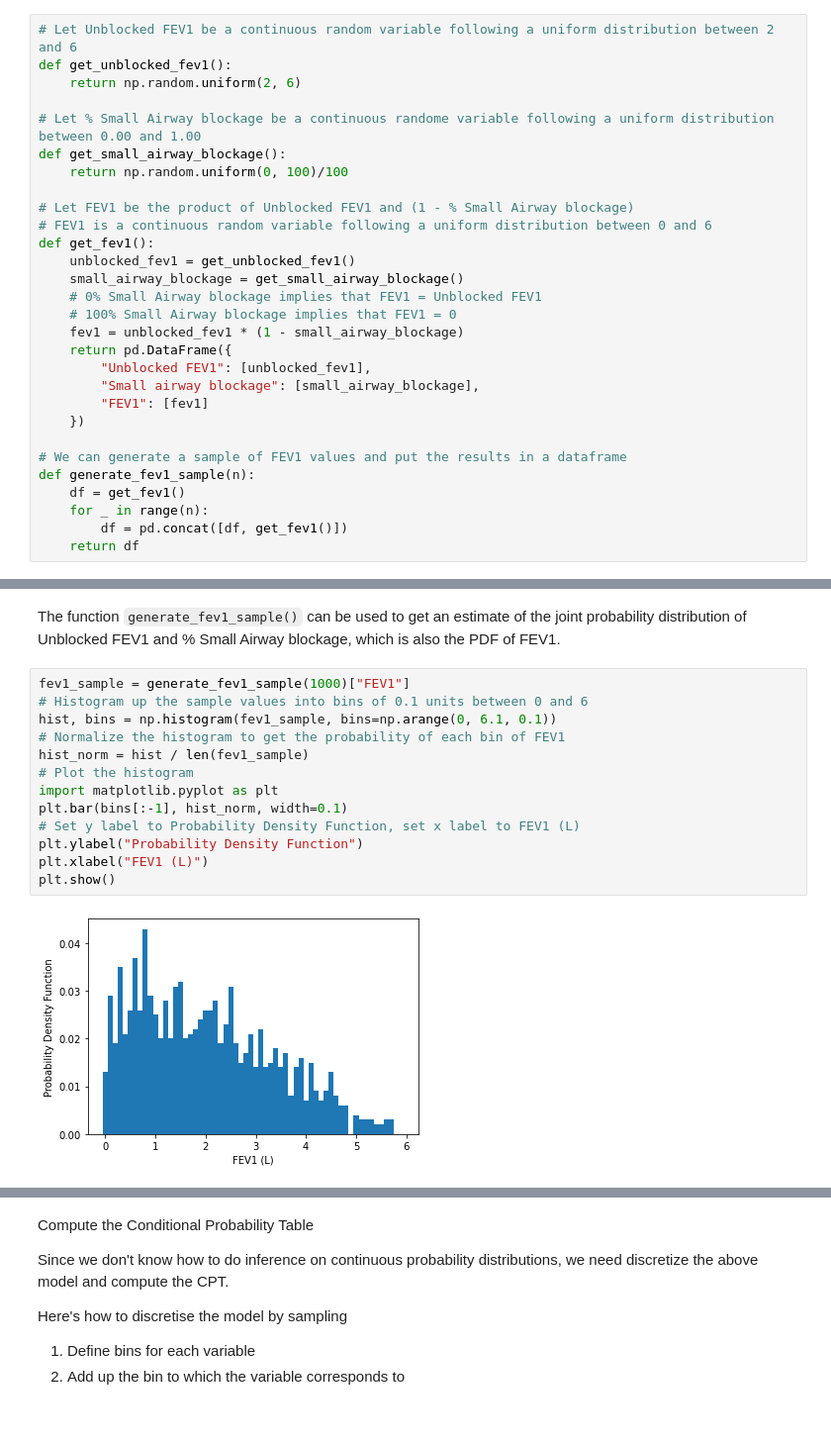
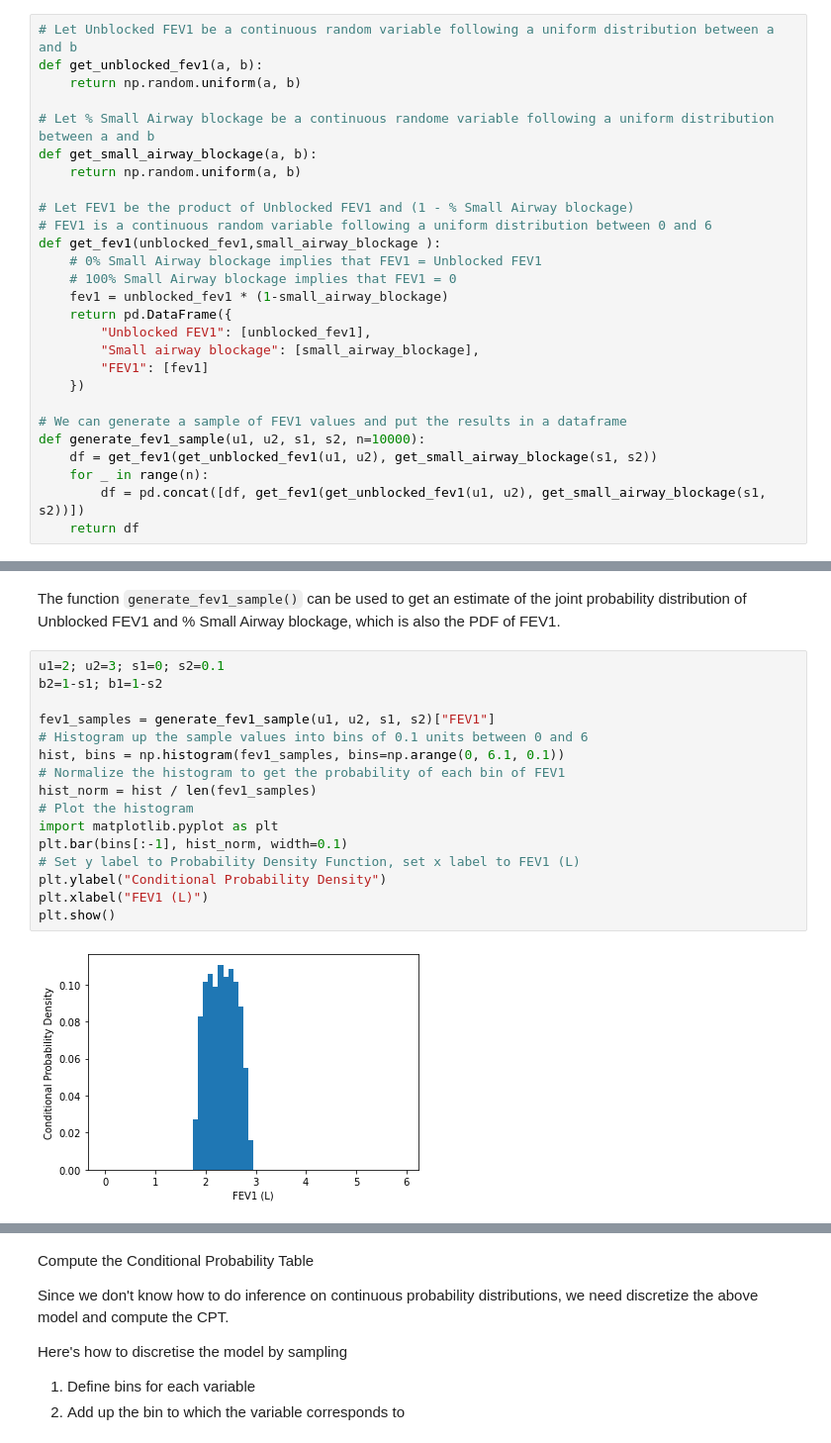
Before and after one commit to tristantreb/phd, a Jupyter notebook: src/milestone_model/compute_CPTs.ipynb, the cells around one changed output, grey strips where cells are left out. Shown at 99% size. Drawn from its saved outputs; the diff is of its cells as text.

```diff
--- a/src/milestone_model/compute_CPTs.ipynb
+++ b/src/milestone_model/compute_CPTs.ipynb
@@ -8,22 +8,20 @@ import pandas as pd
 import scipy.integrate as integrate
 from decimal import Decimal
 # %%
-# Let Unblocked FEV1 be a continuous random variable following a uniform distribution between 2 and 6
-def get_unblocked_fev1():
-    return np.random.uniform(2, 6)
+# Let Unblocked FEV1 be a continuous random variable following a uniform distribution between a and b
+def get_unblocked_fev1(a, b):
+    return np.random.uniform(a, b)
 
-# Let % Small Airway blockage be a continuous randome variable following a uniform distribution between 0.00 and 1.00
-def get_small_airway_blockage():
-    return np.random.uniform(0, 100)/100
+# Let % Small Airway blockage be a continuous randome variable following a uniform distribution between a and b
+def get_small_airway_blockage(a, b):
+    return np.random.uniform(a, b)
 
 # Let FEV1 be the product of Unblocked FEV1 and (1 - % Small Airway blockage)
 # FEV1 is a continuous random variable following a uniform distribution between 0 and 6
-def get_fev1():
-    unblocked_fev1 = get_unblocked_fev1()
-    small_airway_blockage = get_small_airway_blockage()
+def get_fev1(unblocked_fev1,small_airway_blockage ):
     # 0% Small Airway blockage implies that FEV1 = Unblocked FEV1
     # 100% Small Airway blockage implies that FEV1 = 0
-    fev1 = unblocked_fev1 * (1 - small_airway_blockage)
+    fev1 = unblocked_fev1 * (1-small_airway_blockage)
     return pd.DataFrame({
         "Unblocked FEV1": [unblocked_fev1],
         "Small airway blockage": [small_airway_blockage],
@@ -31,8 +29,8 @@ def get_fev1():
     })
 
 # We can generate a sample of FEV1 values and put the results in a dataframe
-def generate_fev1_sample(n):
-    df = get_fev1()
+def generate_fev1_sample(u1, u2, s1, s2, n=10000):
+    df = get_fev1(get_unblocked_fev1(u1, u2), get_small_airway_blockage(s1, s2))
     for _ in range(n):
-        df = pd.concat([df, get_fev1()])
+        df = pd.concat([df, get_fev1(get_unblocked_fev1(u1, u2), get_small_airway_blockage(s1, s2))])
     return df
@@ -54,17 +52,20 @@ generate_fev1_sample(10)
 # %% [markdown]
 The function `generate_fev1_sample()` can be used to get an estimate of the joint probability distribution of Unblocked FEV1 and % Small Airway blockage, which is also the PDF of FEV1.
 # %%
-fev1_sample = generate_fev1_sample(1000)["FEV1"]
+u1=2; u2=3; s1=0; s2=0.1
+b2=1-s1; b1=1-s2
+
+fev1_samples = generate_fev1_sample(u1, u2, s1, s2)["FEV1"]
 # Histogram up the sample values into bins of 0.1 units between 0 and 6
-hist, bins = np.histogram(fev1_sample, bins=np.arange(0, 6.1, 0.1))
+hist, bins = np.histogram(fev1_samples, bins=np.arange(0, 6.1, 0.1))
 # Normalize the histogram to get the probability of each bin of FEV1
-hist_norm = hist / len(fev1_sample)
+hist_norm = hist / len(fev1_samples)
 # Plot the histogram
 import matplotlib.pyplot as plt
 plt.bar(bins[:-1], hist_norm, width=0.1)
 # Set y label to Probability Density Function, set x label to FEV1 (L)
-plt.ylabel("Probability Density Function")
+plt.ylabel("Conditional Probability Density")
 plt.xlabel("FEV1 (L)")
 plt.show()
 # %% [output]
-[figure, old version]
+[figure, new version]
```
Also changed, not shown: parts of 8 cells of this notebook, 3 other files.
